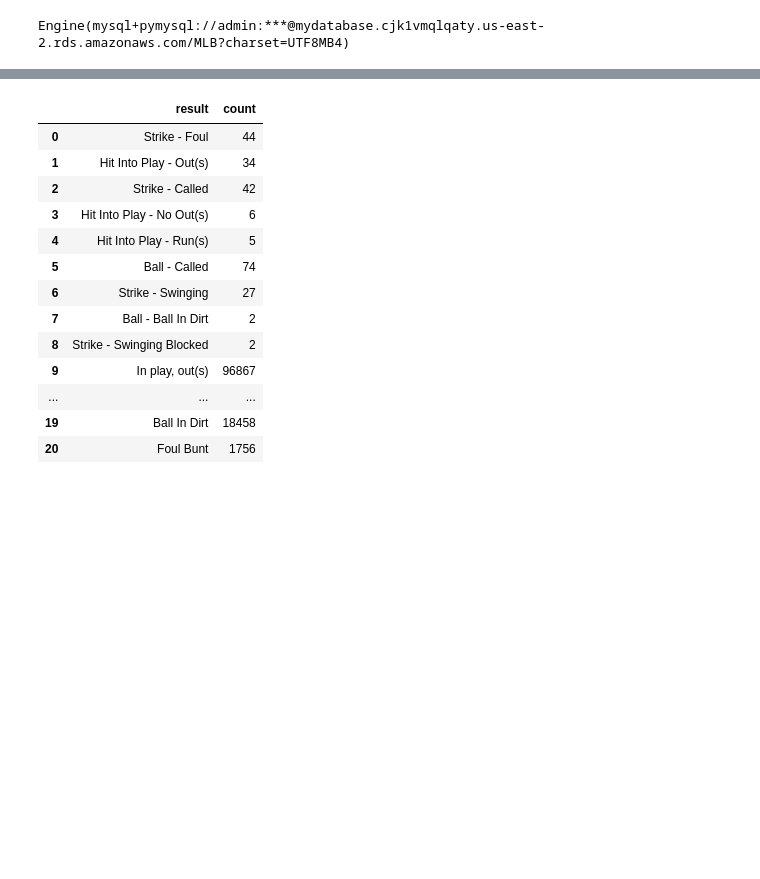
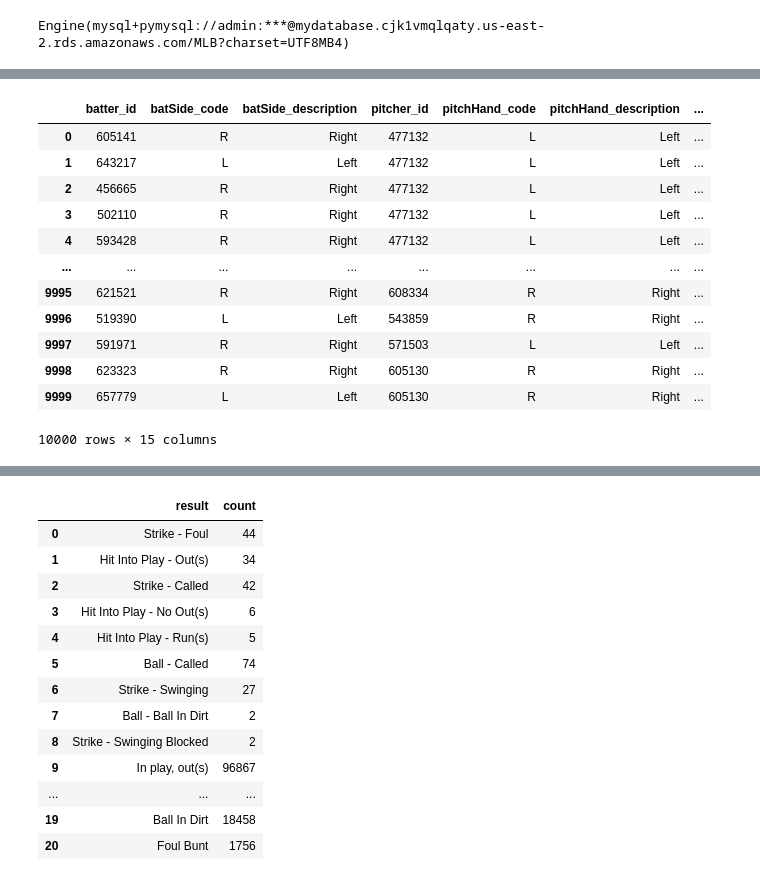
Before and after one commit to schlinkertc/MLB_DataDevTools, a Jupyter notebook: 00_core.ipynb, the cells around one changed output, grey strips where cells are left out. Cells and saved outputs as stored; diff of their text form; code cells hidden in the pictures; blank space fills up the shorter version.

```diff
--- a/00_core.ipynb
+++ b/00_core.ipynb
@@ -146,0 +147,18 @@ df_raw : DataFrame
+# %%
+with mlb_db.engine.connect() as conn:
+    matchups = pd.read_sql('select * from matchups limit 10000',conn)
+matchups
+# %% [output]
+|  | batter_id | batSide_code | batSide_description | pitcher_id | pitchHand_code | pitchHand_description | ... |
+| 0 | 605141 | R | Right | 477132 | L | Left | ... |
+| 1 | 643217 | L | Left | 477132 | L | Left | ... |
+| 2 | 456665 | R | Right | 477132 | L | Left | ... |
+| 3 | 502110 | R | Right | 477132 | L | Left | ... |
+| 4 | 593428 | R | Right | 477132 | L | Left | ... |
+| ... | ... | ... | ... | ... | ... | ... | ... |
+| 9995 | 621521 | R | Right | 608334 | R | Right | ... |
+| 9996 | 519390 | L | Left | 543859 | R | Right | ... |
+| 9997 | 591971 | R | Right | 571503 | L | Left | ... |
+| 9998 | 623323 | R | Right | 605130 | R | Right | ... |
+| 9999 | 657779 | L | Left | 605130 | R | Right | ... |
+10000 rows × 15 columns
```
Also changed, not shown: parts of 11 cells of this notebook, 1 other file.
